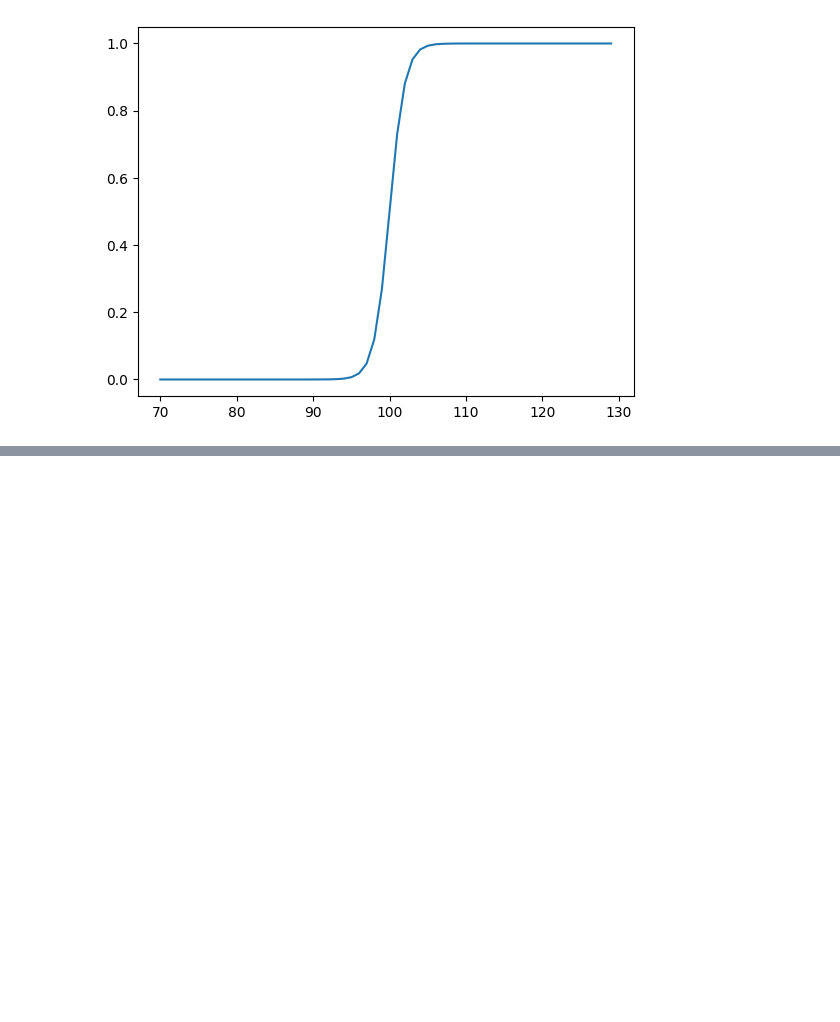
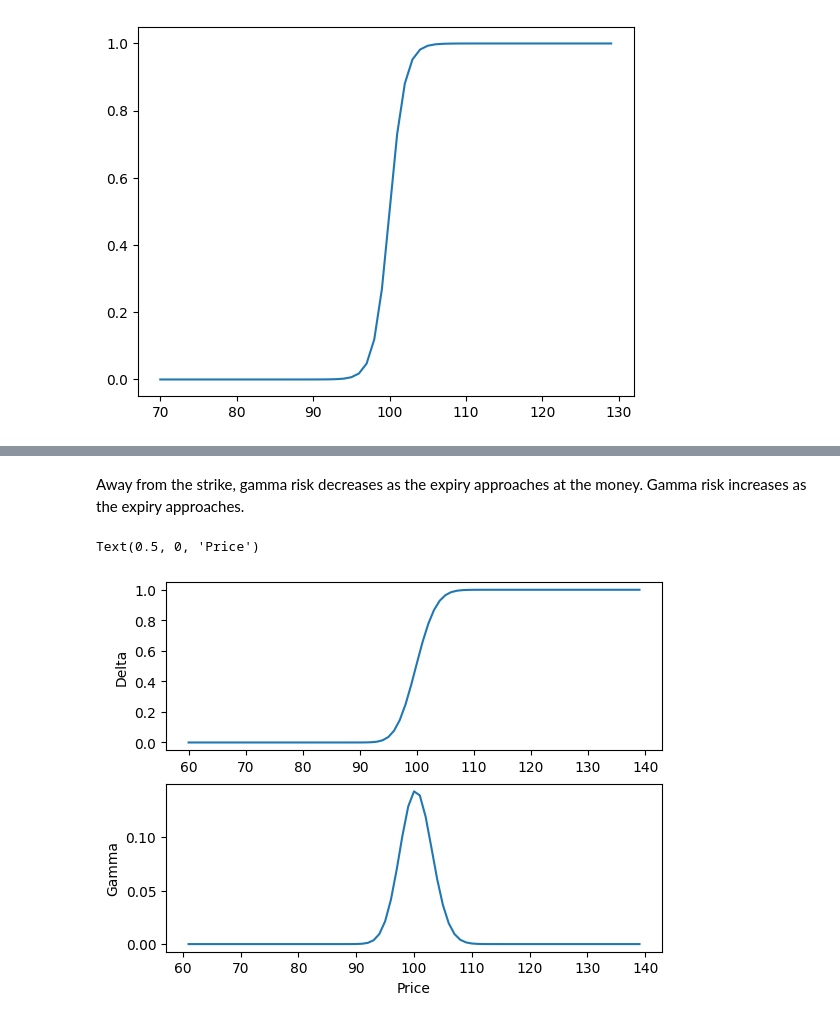
Before and after one commit to varungarg983/quant-trading-research, a Jupyter notebook: Research.ipynb, the cells around one changed output, grey strips where cells are left out. Drawn from its saved outputs; the diff is of its cells as text; code cells hidden in the pictures; blank space fills up the shorter version.

```diff
--- a/Research.ipynb
+++ b/Research.ipynb
@@ -1454,0 +1483,20 @@ print((bulbs>3).sum()/1000000)
+# %% [markdown]
+Away from the strike, gamma risk decreases as the expiry approaches at the money. Gamma risk increases as the expiry approaches.
+# %%
+K = 100 # strike price
+S  = np.arange(60, 140) #stock price
+r = 0.05 #risk free rate
+v = 0.20 # Implied volatility
+T = 0.0192 # Time 7 Day
+d1 = (np.log(S/K) + (r + v**2/2) * T)/(v*T**0.5)
+delta = norm.cdf(d1)
+gamma = np.diff(delta)
+fig, ax = plt.subplots(2,1)
+ax[0].plot(S, delta)
+ax[1].plot(S[1:], gamma)
+ax[0].set_ylabel('Delta')
+ax[1].set_ylabel('Gamma')
+ax[1].set_xlabel('Price')
+# %% [output]
+Text(0.5, 0, 'Price')
+[figure, added]
```
Also changed, not shown: parts of 7 cells of this notebook, 4 other files.
